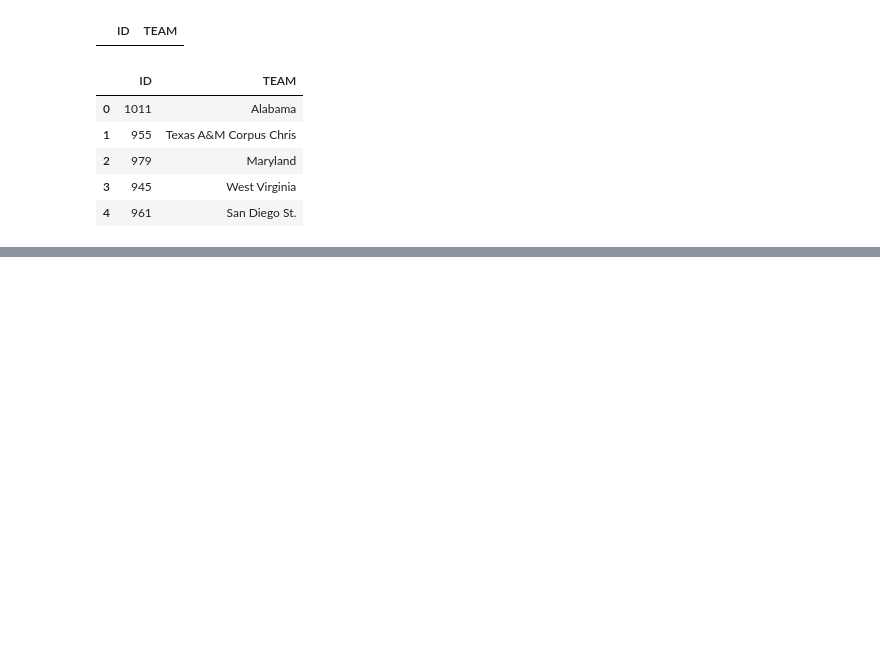
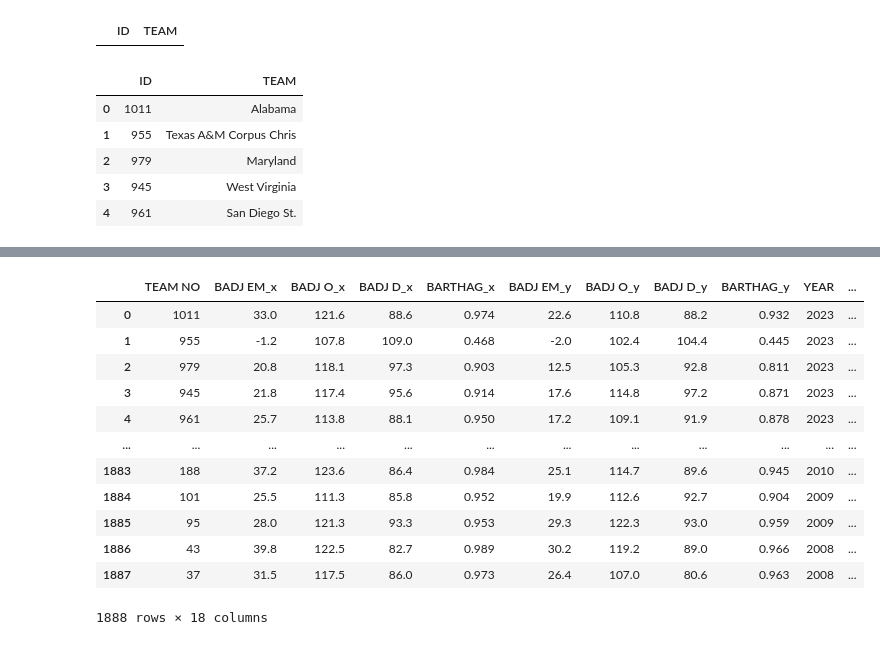
Before and after one commit to jaynebottarini/csci467-semester-proj, a Jupyter notebook: data_sorting.ipynb, the cells around one changed output, grey strips where cells are left out. Drawn from its saved outputs; the diff is of its cells as text; code cells hidden in the pictures; blank space fills up the shorter version.

```diff
--- a/logistic_reg.ipynb
+++ b/data_sorting.ipynb
@@ -142,0 +191,2 @@ team_id.head()
+# %%
+matchups = matchups.dropna(subset=['YEAR'])
@@ -142,0 +202,22 @@ team_id.head()
+# %%
+bart_h = pd.read_csv("mm_data\Barttorvik Home.csv")
+
+bart_h_subset = bart_h[["TEAM NO", "BADJ EM", "BADJ O", "BADJ D", "BARTHAG"]]
+matchups = pd.merge(bart_h_subset, matchups, on="TEAM NO", how='right')
+
+matchups = matchups.dropna(subset=['YEAR'])
+display(matchups)
+# %% [output]
+|  | TEAM NO | BADJ EM_x | BADJ O_x | BADJ D_x | BARTHAG_x | BADJ EM_y | BADJ O_y | BADJ D_y | BARTHAG_y | YEAR | ... |
+| 0 | 1011 | 33.0 | 121.6 | 88.6 | 0.974 | 22.6 | 110.8 | 88.2 | 0.932 | 2023 | ... |
+| 1 | 955 | -1.2 | 107.8 | 109.0 | 0.468 | -2.0 | 102.4 | 104.4 | 0.445 | 2023 | ... |
+| 2 | 979 | 20.8 | 118.1 | 97.3 | 0.903 | 12.5 | 105.3 | 92.8 | 0.811 | 2023 | ... |
+| 3 | 945 | 21.8 | 117.4 | 95.6 | 0.914 | 17.6 | 114.8 | 97.2 | 0.871 | 2023 | ... |
+| 4 | 961 | 25.7 | 113.8 | 88.1 | 0.950 | 17.2 | 109.1 | 91.9 | 0.878 | 2023 | ... |
+| ... | ... | ... | ... | ... | ... | ... | ... | ... | ... | ... | ... |
+| 1883 | 188 | 37.2 | 123.6 | 86.4 | 0.984 | 25.1 | 114.7 | 89.6 | 0.945 | 2010 | ... |
+| 1884 | 101 | 25.5 | 111.3 | 85.8 | 0.952 | 19.9 | 112.6 | 92.7 | 0.904 | 2009 | ... |
+| 1885 | 95 | 28.0 | 121.3 | 93.3 | 0.953 | 29.3 | 122.3 | 93.0 | 0.959 | 2009 | ... |
+| 1886 | 43 | 39.8 | 122.5 | 82.7 | 0.989 | 30.2 | 119.2 | 89.0 | 0.966 | 2008 | ... |
+| 1887 | 37 | 31.5 | 117.5 | 86.0 | 0.973 | 26.4 | 107.0 | 80.6 | 0.963 | 2008 | ... |
+1888 rows × 18 columns
```
Also changed, not shown: parts of 24 cells of this notebook, 2 other files.
